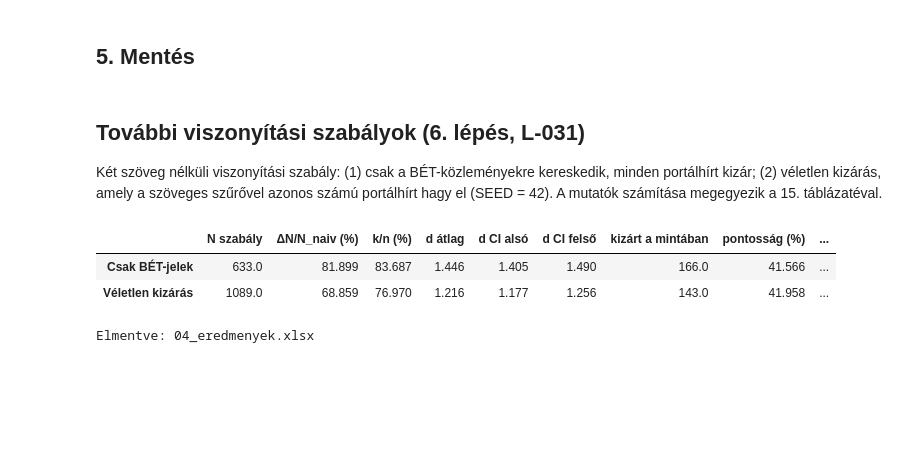
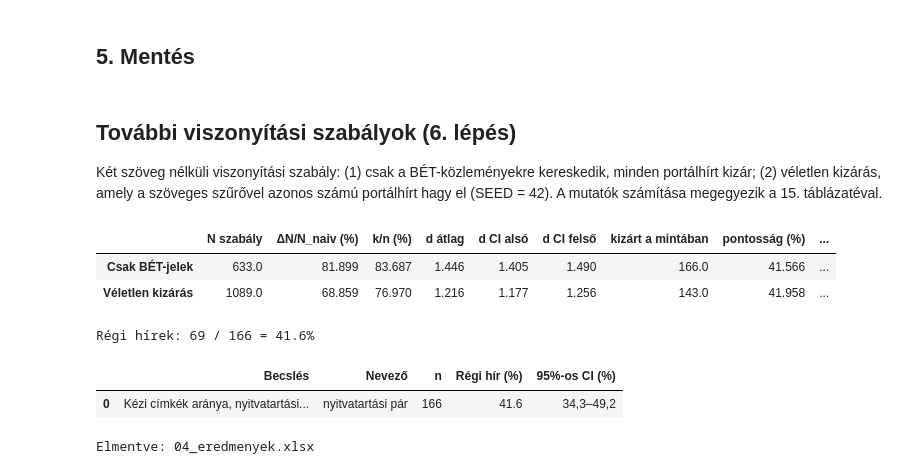
Before and after one commit to Tamacsa/BGE-Szakdolgozat, a Jupyter notebook: 04_h1b_kutatási_kerdes_szakdolgozat.ipynb, the cells around one changed output. Saved outputs shown, nothing was run; the diff lists cells and outputs as text; code cells hidden in the pictures; blank space fills up the shorter version.

```diff
--- a/04_h1b_kutatási_kerdes_szakdolgozat.ipynb
+++ b/04_h1b_kutatási_kerdes_szakdolgozat.ipynb
@@ -827,7 +828,7 @@ plt.show()
 # %% [markdown]
 ## 5. Mentés
 # %% [markdown]
-## További viszonyítási szabályok (6. lépés, L-031)
+## További viszonyítási szabályok (6. lépés)
 
 Két szöveg nélküli viszonyítási szabály: (1) csak a BÉT-közleményekre kereskedik, minden portálhírt kizár; (2) véletlen kizárás, amely a szöveges szűrővel azonos számú portálhírt hagy el (SEED = 42). A mutatók számítása megegyezik a 15. táblázatéval.
 # %%
@@ -873,6 +874,31 @@ display(rq2_viszonyitas.round(3))
 |  | N szabály | ΔN/N_naiv (%) | k/n (%) | d átlag | d CI alsó | d CI felső | kizárt a mintában | pontosság (%) | ... |
 | Csak BÉT-jelek | 633.0 | 81.899 | 83.687 | 1.446 | 1.405 | 1.490 | 166.0 | 41.566 | ... |
 | Véletlen kizárás | 1089.0 | 68.859 | 76.970 | 1.216 | 1.177 | 1.256 | 143.0 | 41.958 | ... |
+# %%
+n_nyitvatartas = len(minta)
+regi_db = int(minta["kezi_regi"].sum())
+arany = regi_db / n_nyitvatartas
+
+
+ci = binomtest(regi_db, n_nyitvatartas).proportion_ci(
+    confidence_level=0.95,
+    method="wilson",
+)
+
+nyitvatartas_tabla = pd.DataFrame([{
+    "Becslés": "Kézi címkék aránya, nyitvatartási időben megjelent hírek",
+    "Nevező": "nyitvatartási pár",
+    "n": n_nyitvatartas,
+    "Régi hír (%)": round(arany * 100, 1),
+    "95%-os CI (%)": f"{ci.low * 100:.1f}–{ci.high * 100:.1f}".replace(".", ","),
+}])
+
+print(f"Régi hírek: {regi_db} / {n_nyitvatartas} = {arany * 100:.1f}%")
+display(nyitvatartas_tabla)
+# %% [output]
+Régi hírek: 69 / 166 = 41.6%
+|  | Becslés | Nevező | n | Régi hír (%) | 95%-os CI (%) |
+| 0 | Kézi címkék aránya, nyitvatartási... | nyitvatartási pár | 166 | 41.6 | 34,3–49,2 |
 # %%
 with pd.ExcelWriter(CACHE / "04_eredmenyek.xlsx") as iro:
     h1b_fo.to_excel(iro, sheet_name="h1b_fo")
```
Also changed, not shown: parts of 1 cell of this notebook, 9 other files.
